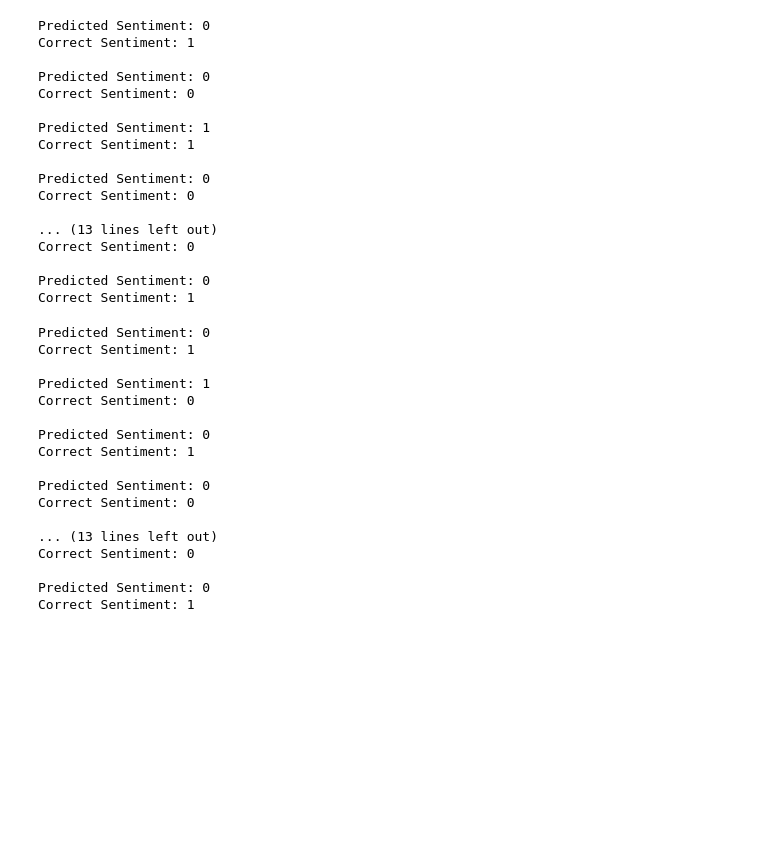
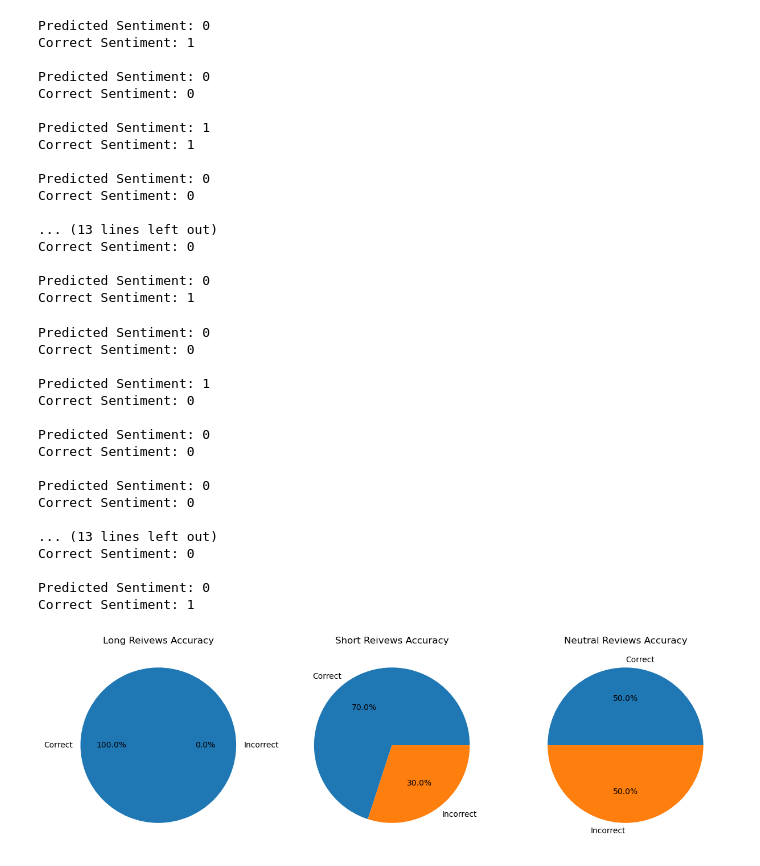
Before and after one commit to Rijad-Ismailovic/Anime_Review_Sentiment_Detection, a Jupyter notebook: project.ipynb, the cells around one changed output. Saved outputs shown, nothing was run; the diff lists cells and outputs as text; code cells hidden in the pictures; blank space fills up the shorter version.

```diff
--- a/project.ipynb
+++ b/project.ipynb
@@ -390,12 +390,16 @@ anime_reviews = [
 ]
 
 correct_sentiment = [1, 0, 1, 0, 1, 1, 0, 1, 0, 1]
+normal_sentiment_prediction = []
 
 for i, string in enumerate(anime_reviews):
     transformed = vectorizer.transform([preprocess(string)])
     prediction = model.predict(transformed)
+
     print(f"Predicted Sentiment: {prediction[0]}")
     print(f"Correct Sentiment: {correct_sentiment[i]}\n")
+
+    normal_sentiment_prediction.append((int(prediction[0]), correct_sentiment[i]))
 # %% [output]
 Predicted Sentiment: 1
 Correct Sentiment: 1
@@ -430,12 +434,16 @@ shortened_anime_reviews = [
 ]
 
 correct_sentiment = [1, 0, 1, 0, 1, 1, 0, 1, 0, 1]
+short_sentiment_predictions = []
 
 for i, string in enumerate(shortened_anime_reviews):
     transformed = vectorizer.transform([preprocess(string)])
     prediction = model.predict(transformed)
+
     print(f"Predicted Sentiment: {prediction[0]}")
     print(f"Correct Sentiment: {correct_sentiment[i]}\n")
+
+    short_sentiment_predictions.append((int(prediction[0]), correct_sentiment[i]))
 # %% [output]
 Predicted Sentiment: 0
 Correct Sentiment: 1
@@ -529,22 +537,26 @@ neutral_anime_reviews = [
     By the end, the anime didn’t leave a lasting impression. It’s not terrible, but it’s certainly not great either."""
 ]
 
-sentiment_order = [0, 0, 0, 0, 0, 1, 1, 1, 0, 1, 0]
+correct_sentiment = [0, 0, 0, 0, 0, 1, 1, 1, 0, 1, 0]
+neutral_sentiment_predictions = []
 
 for i, string in enumerate(neutral_anime_reviews):
     transformed = vectorizer.transform([preprocess(string)])
     prediction = model.predict(transformed)
+
     print(f"Predicted Sentiment: {prediction[0]}")
     print(f"Correct Sentiment: {correct_sentiment[i]}\n")
+
+    neutral_sentiment_predictions.append((int(prediction[0]), correct_sentiment[i]))
 # %% [output]
 Predicted Sentiment: 0
-Correct Sentiment: 1
+Correct Sentiment: 0
 
 Predicted Sentiment: 1
 Correct Sentiment: 0
 
 Predicted Sentiment: 0
-Correct Sentiment: 1
+Correct Sentiment: 0
 
 Predicted Sentiment: 0
 Correct Sentiment: 0
@@ -554,3 +566,18 @@ Correct Sentiment: 0
 
 Predicted Sentiment: 0
 Correct Sentiment: 1
+# %%
+fig, axes = plt.subplots(1, 3, figsize=(15, 5))
+
+predictions = [normal_sentiment_prediction, short_sentiment_predictions, neutral_sentiment_predictions]
+titles = ["Long Reivews Accuracy", "Short Reivews Accuracy", "Neutral Reviews Accuracy"]
+for i in range(3):
+    correct = sum(correct == predicted for (correct, predicted) in predictions[i])
+    incorrect = len(predictions[i]) - correct
+
+    axes[i].pie([correct, incorrect], labels=['Correct', 'Incorrect'], autopct='%1.1f%%')
+    axes[i].set_title(titles[i])
+
+plt.show()
+# %% [output]
+[figure, added]
```
Also changed, not shown: parts of 2 cells of this notebook.
